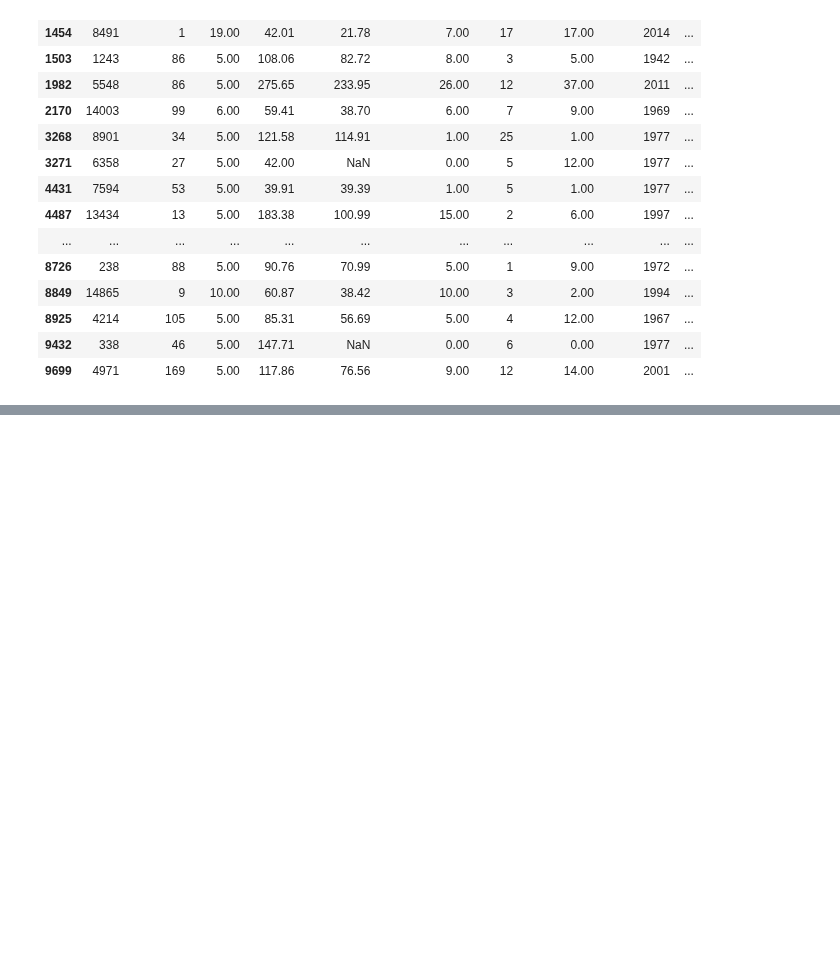
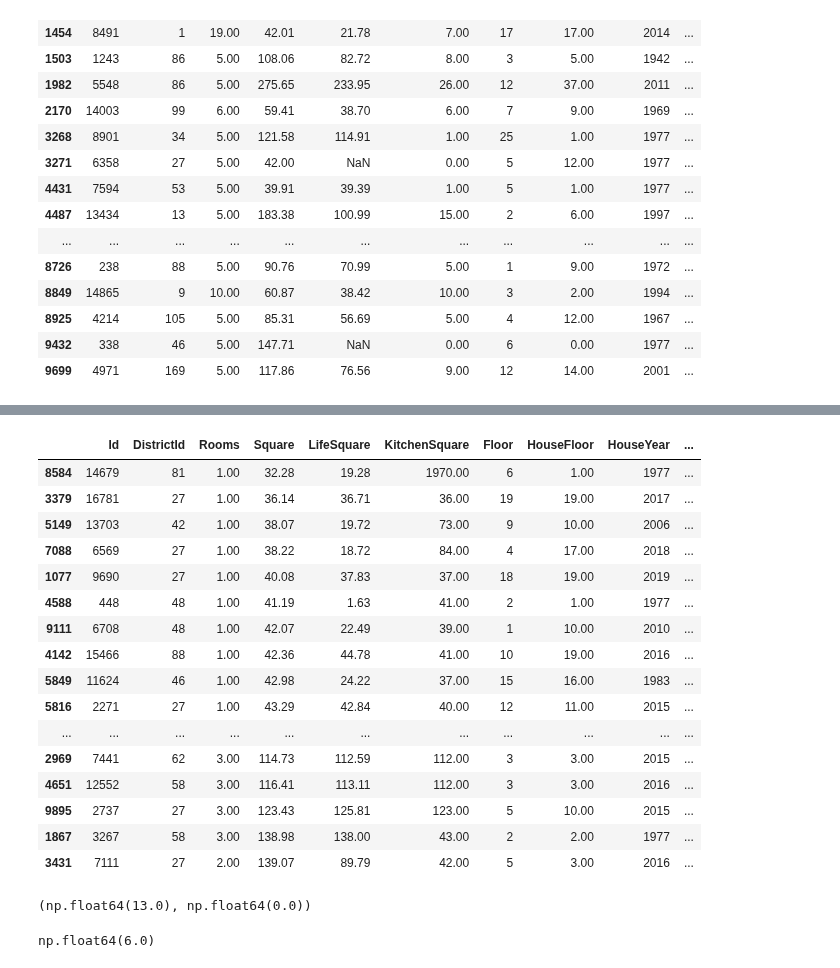
Before and after one commit to uc20100/Python-for-Data-Science, a Jupyter notebook: course_project.ipynb, the cells around one changed output, grey strips where cells are left out. Saved outputs shown, nothing was run; the diff lists cells and outputs as text; code cells hidden in the pictures; blank space fills up the shorter version.

```diff
--- a/course_project.ipynb
+++ b/course_project.ipynb
@@ -513,0 +632,30 @@ print(emission_test(ds=X, col_test=['Rooms'])[0])
+# %%
+X.query('(KitchenSquare > 35)').sort_values(by='Square')
+# %% [output]
+|  | Id | DistrictId | Rooms | Square | LifeSquare | KitchenSquare | Floor | HouseFloor | HouseYear | ... |
+| 8584 | 14679 | 81 | 1.00 | 32.28 | 19.28 | 1970.00 | 6 | 1.00 | 1977 | ... |
+| 3379 | 16781 | 27 | 1.00 | 36.14 | 36.71 | 36.00 | 19 | 19.00 | 2017 | ... |
+| 5149 | 13703 | 42 | 1.00 | 38.07 | 19.72 | 73.00 | 9 | 10.00 | 2006 | ... |
+| 7088 | 6569 | 27 | 1.00 | 38.22 | 18.72 | 84.00 | 4 | 17.00 | 2018 | ... |
+| 1077 | 9690 | 27 | 1.00 | 40.08 | 37.83 | 37.00 | 18 | 19.00 | 2019 | ... |
+| 4588 | 448 | 48 | 1.00 | 41.19 | 1.63 | 41.00 | 2 | 1.00 | 1977 | ... |
+| 9111 | 6708 | 48 | 1.00 | 42.07 | 22.49 | 39.00 | 1 | 10.00 | 2010 | ... |
+| 4142 | 15466 | 88 | 1.00 | 42.36 | 44.78 | 41.00 | 10 | 19.00 | 2016 | ... |
+| 5849 | 11624 | 46 | 1.00 | 42.98 | 24.22 | 37.00 | 15 | 16.00 | 1983 | ... |
+| 5816 | 2271 | 27 | 1.00 | 43.29 | 42.84 | 40.00 | 12 | 11.00 | 2015 | ... |
+| ... | ... | ... | ... | ... | ... | ... | ... | ... | ... | ... |
+| 2969 | 7441 | 62 | 3.00 | 114.73 | 112.59 | 112.00 | 3 | 3.00 | 2015 | ... |
+| 4651 | 12552 | 58 | 3.00 | 116.41 | 113.11 | 112.00 | 3 | 3.00 | 2016 | ... |
+| 9895 | 2737 | 27 | 3.00 | 123.43 | 125.81 | 123.00 | 5 | 10.00 | 2015 | ... |
+| 1867 | 3267 | 58 | 3.00 | 138.98 | 138.00 | 43.00 | 2 | 2.00 | 1977 | ... |
+| 3431 | 7111 | 27 | 2.00 | 139.07 | 89.79 | 42.00 | 5 | 3.00 | 2016 | ... |
+# %%
+# Посмотрим квантили
+X['KitchenSquare'].quantile(0.975), X['KitchenSquare'].quantile(0.025)
+# %% [output]
+(np.float64(13.0), np.float64(0.0))
+# %%
+# Посмотрим медиану
+X['KitchenSquare'].median()
+# %% [output]
+np.float64(6.0)
```
Also changed, not shown: parts of 46 cells of this notebook.
